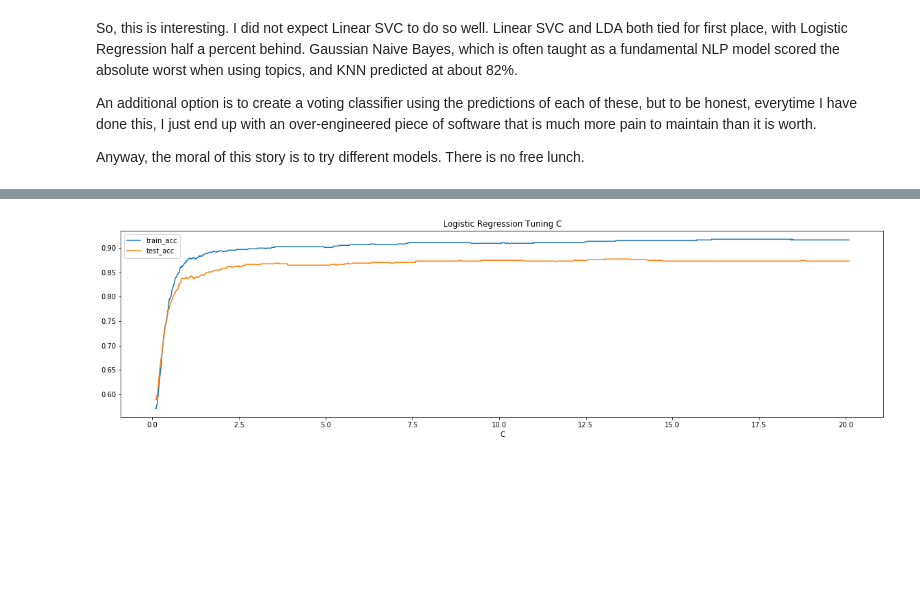
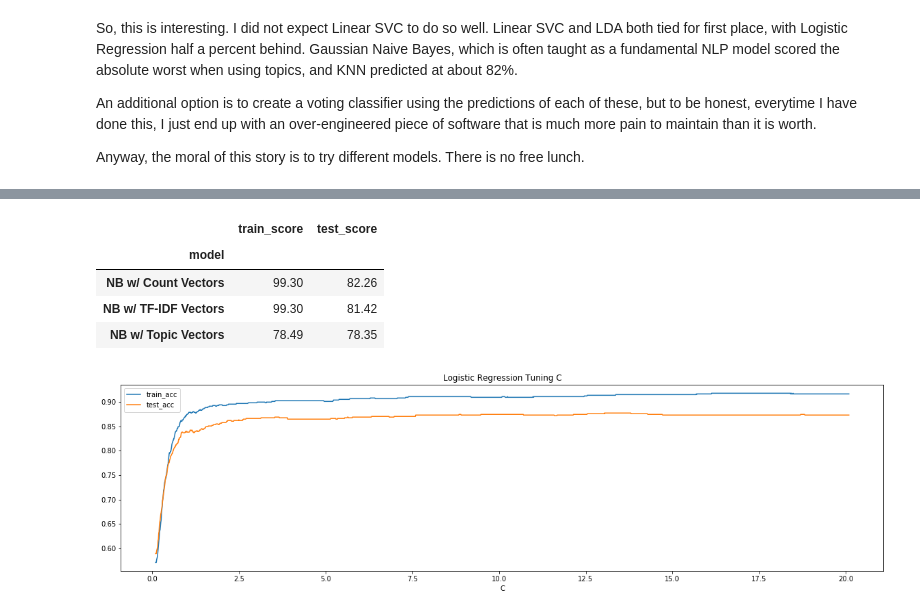
Before and after one commit to itsgorain/100DaysOfNLP, a Jupyter notebook: twitter_trump_hostile_clf_comparison.ipynb, the cells around one changed output, grey strips where cells are left out. Drawn from its saved outputs; the diff is of its cells as text; code cells hidden in the pictures; blank space fills up the shorter version.

```diff
--- a/twitter_trump_hostile_clf_comparison.ipynb
+++ b/twitter_trump_hostile_clf_comparison.ipynb
@@ -306,0 +373,6 @@ Anyway, the moral of this story is to try different models. There is no free lun
+# %%
+X = tfidf_docs
+y = labels
+
+X_train, X_test, y_train, y_test = train_test_split(X, y, random_state=1337, test_size=0.5)
+X_train.shape, X_test.shape, len(y_train), len(y_test)
@@ -306,0 +381,12 @@ Anyway, the moral of this story is to try different models. There is no free lun
+# %%
+nb = GaussianNB()
+nb.fit(X_train.toarray(), y_train)
+
+train = nb.score(X_train.toarray(), y_train)
+test = nb.score(X_test.toarray(), y_test)
+
+model.append('NB w/ TF-IDF Vectors')
+train_score.append(train)
+test_score.append(test)
+
+train, test
@@ -306,0 +399,6 @@ Anyway, the moral of this story is to try different models. There is no free lun
+# %%
+X = svd_topic_vectors
+y = labels
+
+X_train, X_test, y_train, y_test = train_test_split(X, y, random_state=1337, test_size=0.5)
+X_train.shape, X_test.shape, len(y_train), len(y_test)
@@ -306,0 +407,12 @@ Anyway, the moral of this story is to try different models. There is no free lun
+# %%
+nb = GaussianNB()
+nb.fit(X_train, y_train)
+
+train = nb.score(X_train, y_train)
+test = nb.score(X_test, y_test)
+
+model.append('NB w/ Topic Vectors')
+train_score.append(train)
+test_score.append(test)
+
+train, test
@@ -307,3 +430,14 @@ Anyway, the moral of this story is to try different models. There is no free lun
+# %%
+result_df = pd.DataFrame({'model':model, 'train_score':train_score, 'test_score':test_score})
+result_df.sort_values('model', inplace=True)
+result_df.set_index('model', inplace=True)
+round(result_df * 100,2)
+# %% [output]
+|  | train_score | test_score |
+| model |  |  |
+| NB w/ Count Vectors | 99.30 | 82.26 |
+| NB w/ TF-IDF Vectors | 99.30 | 81.42 |
+| NB w/ Topic Vectors | 78.49 | 78.35 |
 # %%
 # # Logistic Regression Tuning
 
```
Also changed, not shown: parts of 16 cells of this notebook.
